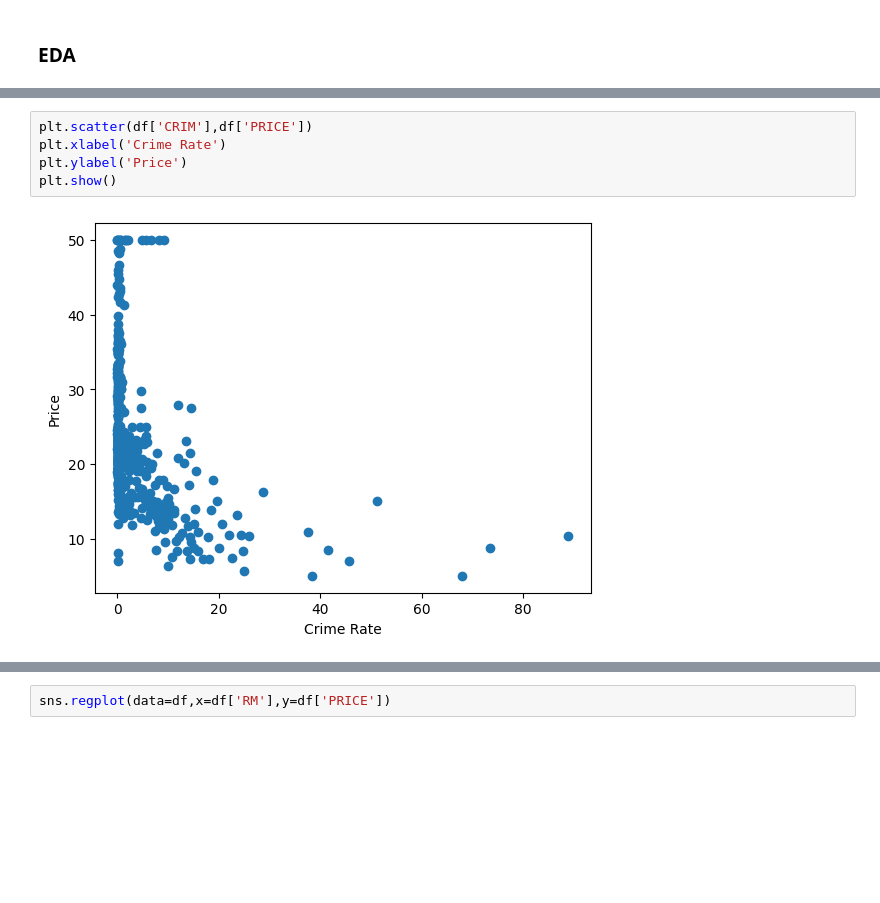
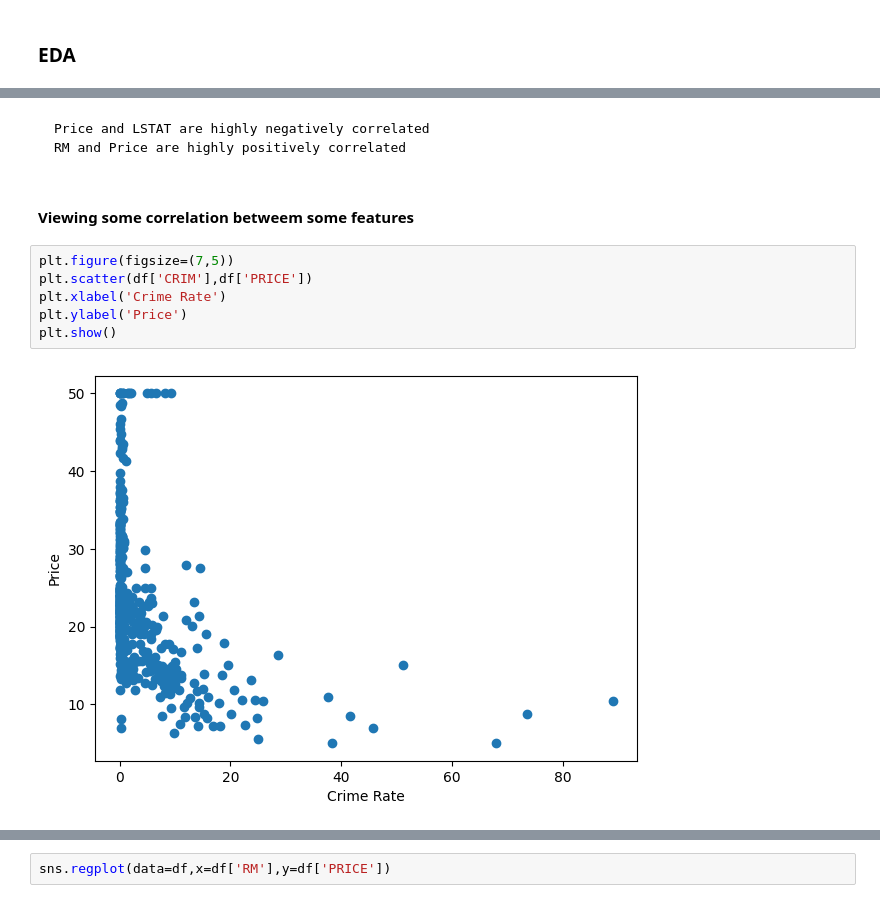
Before and after one commit to SaurabhGirpunje/Boston_House_Pricing_ML, a Jupyter notebook: Boston_House_Pricing_Prediction.ipynb, the cells around one changed output, grey strips where cells are left out. Drawn from its saved outputs; the diff is of its cells as text; blank space fills up the shorter version.

```diff
--- a/Boston_House_Pricing_Prediction.ipynb
+++ b/Boston_House_Pricing_Prediction.ipynb
@@ -115,8 +172,14 @@ df.corr()
+# %% [markdown]
+    Price and LSTAT are highly negatively correlated
+    RM and Price are highly positively correlated
+# %% [markdown]
+#### Viewing some correlation betweem some features
 # %%
+plt.figure(figsize=(7,5))
 plt.scatter(df['CRIM'],df['PRICE'])
 plt.xlabel('Crime Rate')
 plt.ylabel('Price')
 plt.show()
 # %% [output]
-[figure, old version]
+[figure, new version]
 # %%
```
Also changed, not shown: parts of 84 cells of this notebook, 8 other files.
